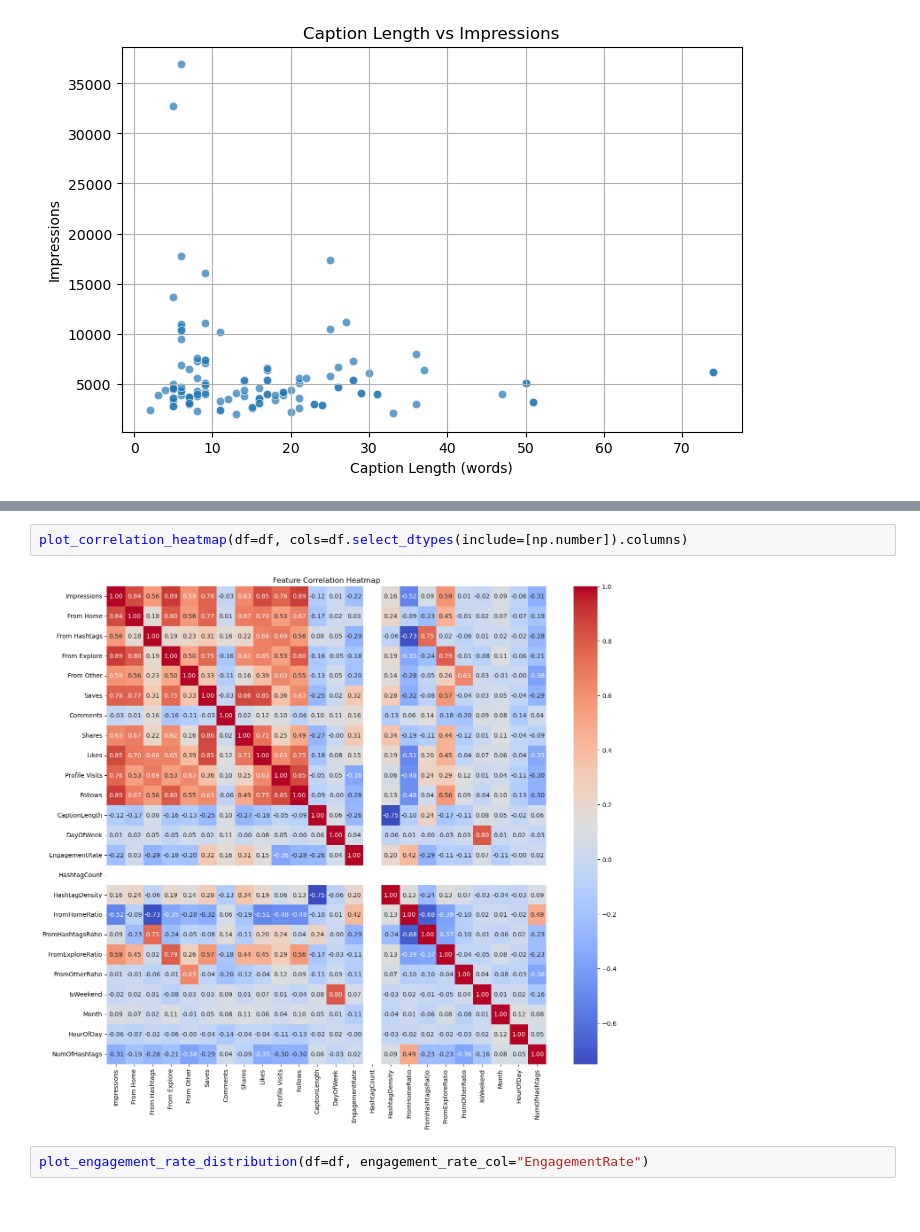
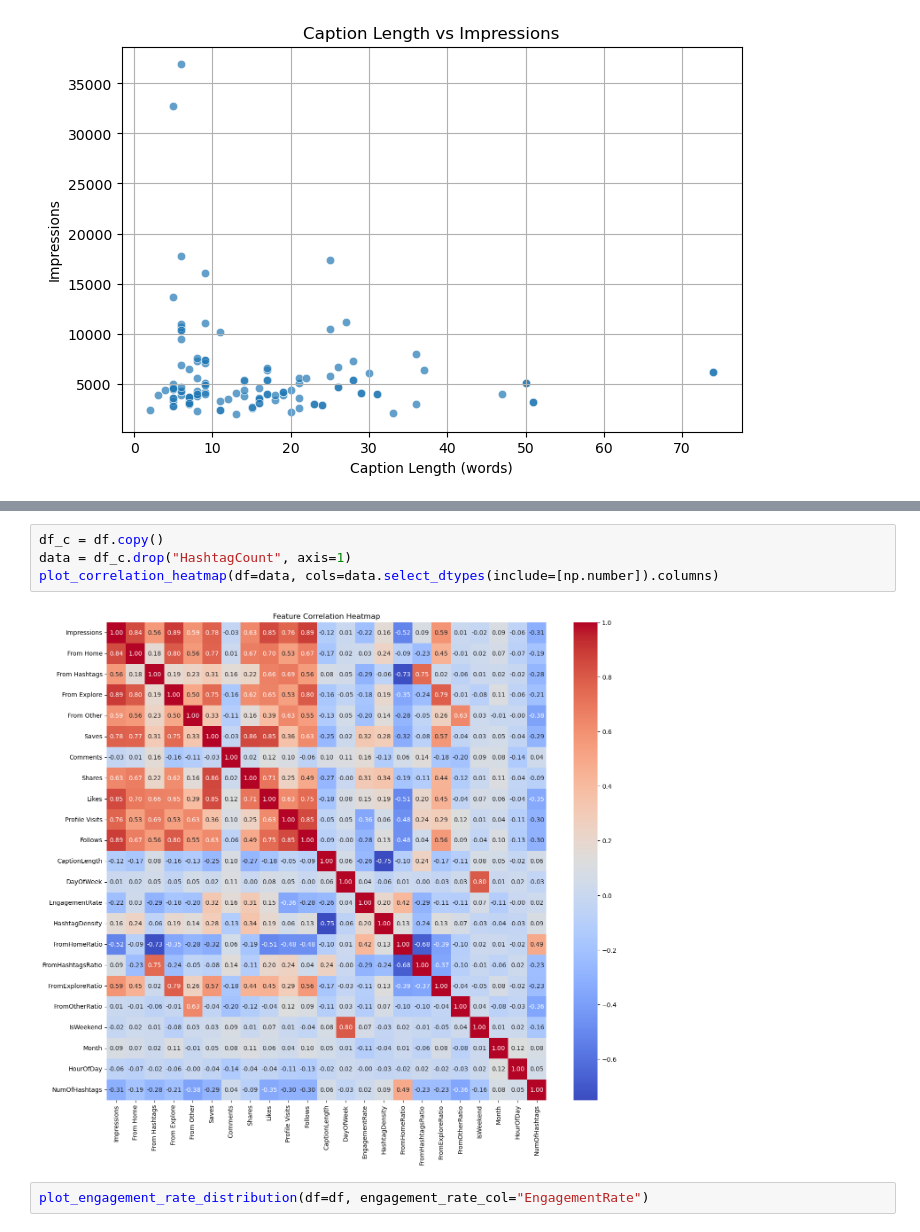
Before and after one commit to ayomide-100/instagram-reach-analysis, a Jupyter notebook: notebooks/reach-analysis_eda.ipynb, the cells around one changed output, grey strips where cells are left out. Cells and saved outputs as stored; diff of their text form.

Commit message:
improved eda and visualizations

```diff
--- a/notebooks/reach-analysis_eda.ipynb
+++ b/notebooks/reach-analysis_eda.ipynb
@@ -188,7 +217,9 @@ plot_caption_length_vs_impressions(df=df, caption_length_col="CaptionLength", ta
 # %%
-plot_correlation_heatmap(df=df, cols=df.select_dtypes(include=[np.number]).columns)
+df_c = df.copy()
+data = df_c.drop("HashtagCount", axis=1)
+plot_correlation_heatmap(df=data, cols=data.select_dtypes(include=[np.number]).columns)
 # %% [output]
-[figure, old version]
+[figure, new version]
 # %%
 plot_engagement_rate_distribution(df=df, engagement_rate_col="EngagementRate")
 # %% [output]
```
Also changed, not shown: parts of 11 cells of this notebook.
